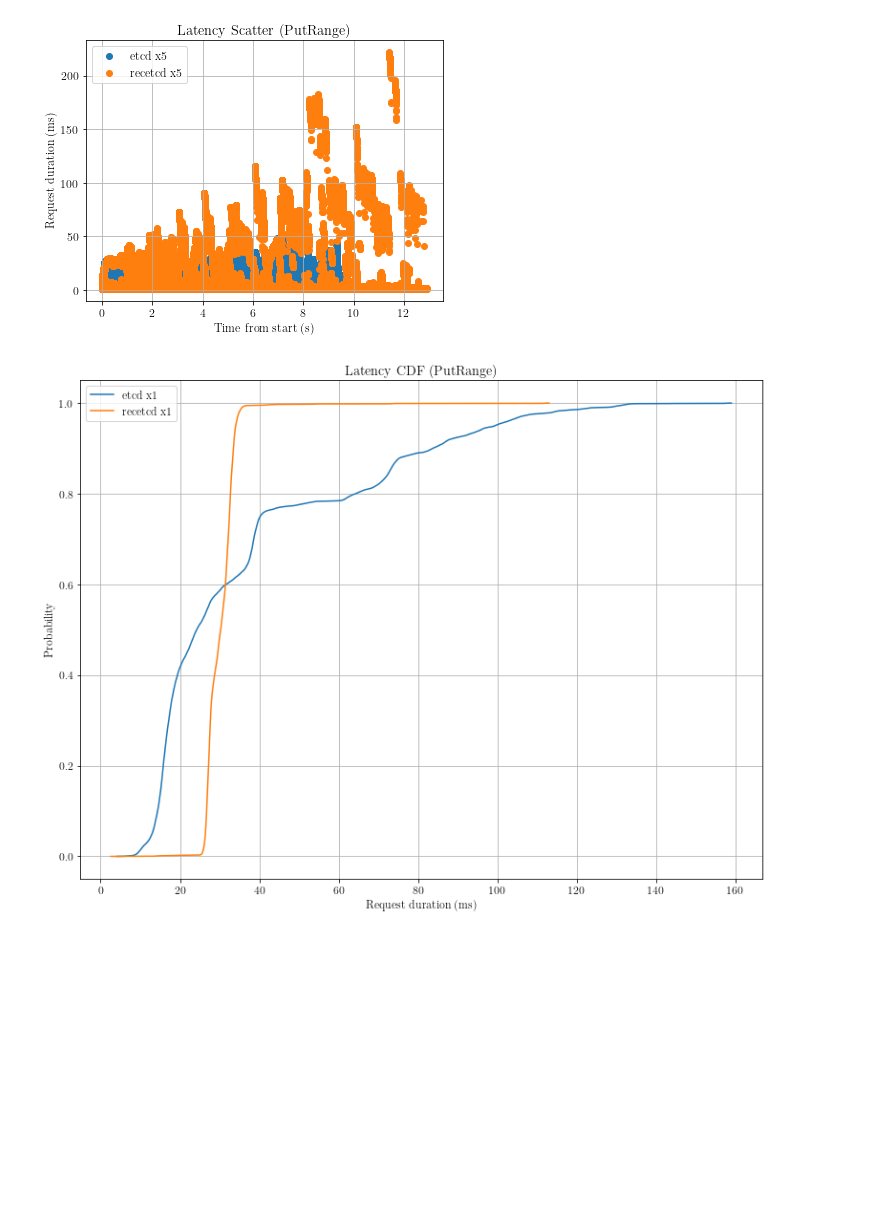
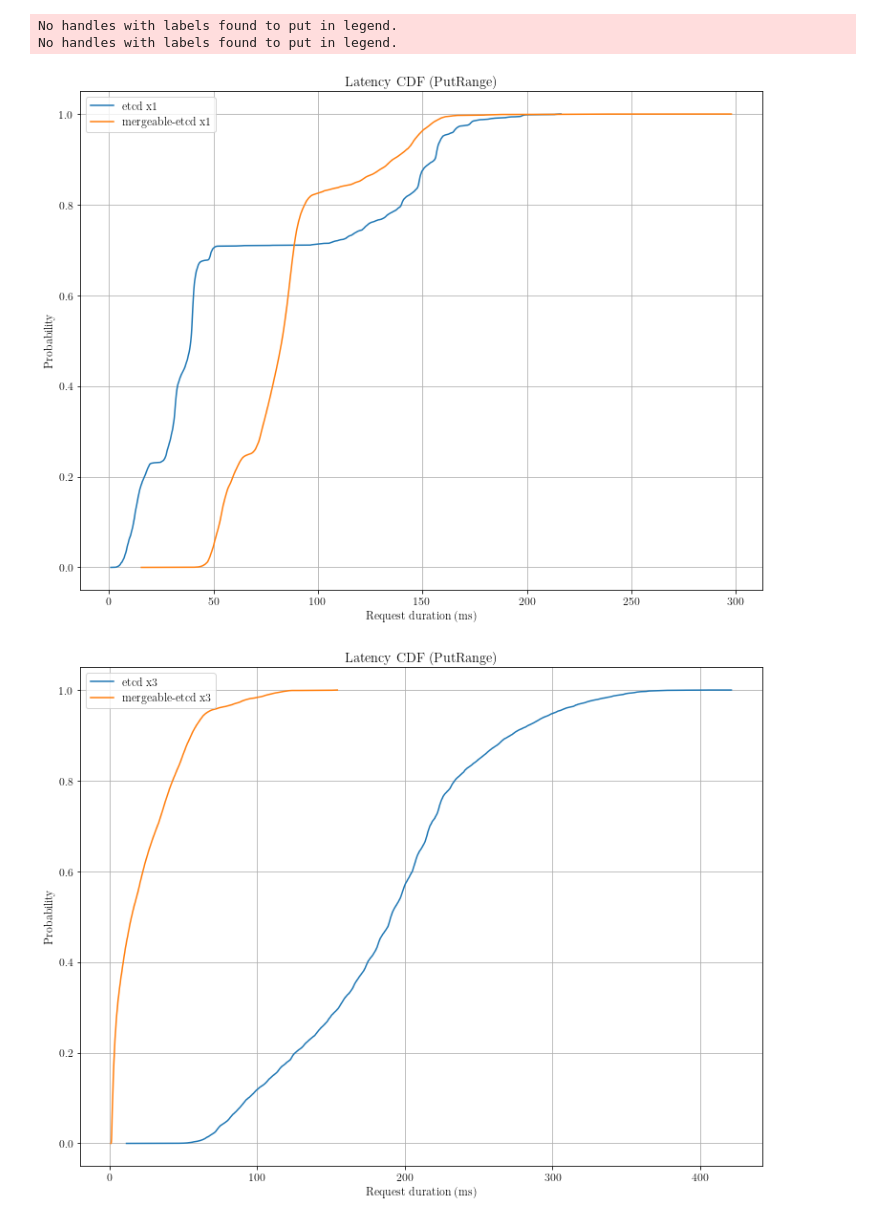
Before and after one commit to jeffa5/mergeable-etcd, a Jupyter notebook: experiments/distributed-bencher/analysis.ipynb, the cells around one changed output. Cells and saved outputs as stored; diff of their text form; code cells hidden in the pictures; blank space fills up the shorter version.

```diff
--- a/experiments/distributed-bencher/analysis.ipynb
+++ b/experiments/distributed-bencher/analysis.ipynb
@@ -83,0 +287,3 @@ series.describe()
+# %%
+for ty in ["PutRange", "PutRandom"]:
+    plot_throughput_v_goodput(ty)
@@ -98,18 +307,20 @@ def plot_scatter(bench_type, cluster_size):
     f.set_figwidth(6.4 * 1)
     f.set_figheight(4.8 * 1)
 
+    index = 0
+
     for (k, v) in timings.items():
         config = json.loads(k)
         if config["bench_type"] != bench_type:
             continue
 
         if config["cluster_size"] == cluster_size:
-            if config["image_name"] == "quay.io/coreos/etcd":
+            if "quay.io/coreos/etcd" in config["image_name"]:
                 image = "etcd"
             elif config["image_name"] == "jeffas/eckd":
                 image = "eckd"
             elif "jeffas/recetcd" in config["image_name"]:
-                image = "recetcd"
+                image = "mergeable-etcd"
             else:
                 print("unmatched image name:", config["image_name"])
 
@@ -118,7 +329,8 @@ def plot_scatter(bench_type, cluster_size):
             starts = [(s - start) / timedelta(seconds=1) for s in starts]
             latencies = v["latencies"]
 
-            plt.scatter(starts, latencies, label=f"{image} x{cluster_size}")
+            plt.scatter(starts, latencies, marker=markers[index % len(markers)], label=f"{image} x{cluster_size}")
+            index += 1
 
     plt.grid()
     plt.title(f"Latency Scatter ({bench_type})")
@@ -129,5 +341,7 @@ def plot_scatter(bench_type, cluster_size):
     lower_bench_type = bench_type.lower()
     plt.savefig(f"{exp_dir}/plots/latency-scatter-{lower_bench_type}.pdf")
 # %%
-plot_scatter("PutRange", 1)
+for ty in ["PutRange", "PutRandom"]:
+    for size in range(1, 13, 2):
+        plot_scatter(ty, size)
 # %% [output]
@@ -147,4 +348,0 @@ plot_scatter("PutRandom", 3)
-# %%
-plot_scatter("PutRange", 5)
-# %% [output]
-[figure, removed]
@@ -170,6 +364,8 @@ def plot_cdf(bench_type, cluster_size):
     f.set_figwidth(6.4 * scale)
     f.set_figheight(4.8 * scale)
 
+    index = 0
+
     grouped_latencies = defaultdict(list)
 
     for (k, v) in timings.items():
@@ -186,12 +382,12 @@ def plot_cdf(bench_type, cluster_size):
 
     for (k, v) in grouped_latencies.items():
         config = json.loads(k)
-        if config["image_name"] == "quay.io/coreos/etcd":
+        if "quay.io/coreos/etcd" in config["image_name"]:
             image = "etcd"
         elif config["image_name"] == "jeffas/eckd":
             image = "eckd"
         elif "jeffas/recetcd" in config["image_name"]:
-            image = "recetcd"
+            image = "mergeable-etcd"
         else:
             print("unmatched image name:", config["image_name"])
 
@@ -201,6 +397,7 @@ def plot_cdf(bench_type, cluster_size):
         ys = np.array(range(size))/ float(size)
 
         plt.plot(latencies, ys, label=f"{image} x{cluster_size}")
+        index += 1
 
     plt.grid()
     plt.title(f"Latency CDF ({bench_type})")
@@ -209,8 +406,14 @@ def plot_cdf(bench_type, cluster_size):
     plt.legend()
 
     lower_bench_type = bench_type.lower()
-    plt.savefig(f"{exp_dir}/plots/latency-cdf-{lower_bench_type}.pdf")
+    plt.savefig(f"{exp_dir}/plots/latency-cdf-{lower_bench_type}-{cluster_size}.pdf")
+    plt.savefig(f"{exp_dir}/plots/latency-cdf-{lower_bench_type}-{cluster_size}.svg")
 # %%
-plot_cdf("PutRange", 1)
+for ty in ["PutRange", "PutRandom"]:
+    for size in range(1, 13, 2):
+        plot_cdf(ty, size)
 # %% [output]
+No handles with labels found to put in legend.
+No handles with labels found to put in legend.
-[figure, old version]
+[figure, new version]
+[figure, added]
```
Also changed, not shown: parts of 37 cells of this notebook, 15 other files.
